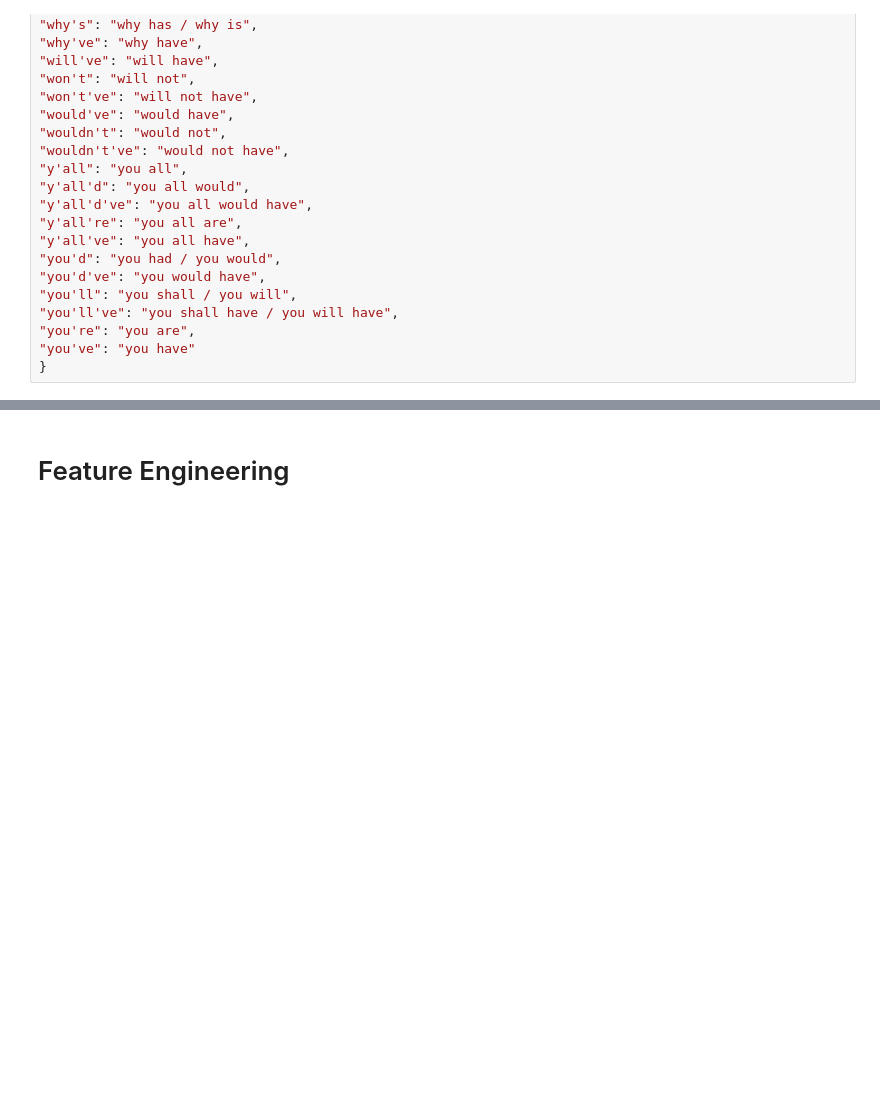
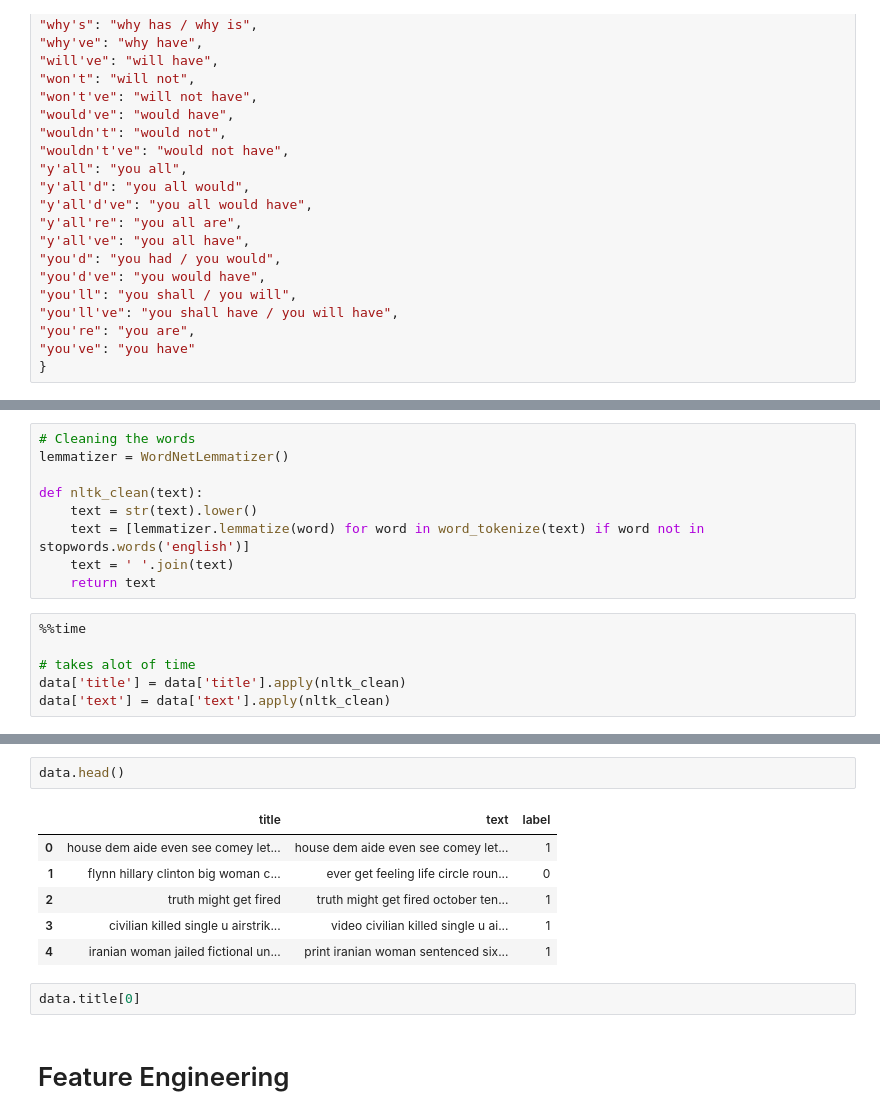
Before and after one commit to tikendraw/fake_news_classifier, a Jupyter notebook: fake_news_classifier.ipynb, the cells around one changed output, grey strips where cells are left out. Saved outputs shown, nothing was run; the diff lists cells and outputs as text; blank space fills up the shorter version.

```diff
--- a/fake_news_classifier.ipynb
+++ b/fake_news_classifier.ipynb
@@ -426,0 +377,15 @@ data
+# %%
+# Cleaning the words
+lemmatizer = WordNetLemmatizer()
+
+def nltk_clean(text):
+    text = str(text).lower()
+    text = [lemmatizer.lemmatize(word) for word in word_tokenize(text) if word not in stopwords.words('english')]
+    text = ' '.join(text)
+    return text
+# %%
+%%time
+
+# takes alot of time
+data['title'] = data['title'].apply(nltk_clean)
+data['text'] = data['text'].apply(nltk_clean)
@@ -427,3 +395,14 @@ data
+# %%
+data.head()
+# %% [output]
+|  | title | text | label |
+| 0 | house dem aide even see comey let... | house dem aide even see comey let... | 1 |
+| 1 | flynn hillary clinton big woman c... | ever get feeling life circle roun... | 0 |
+| 2 | truth might get fired | truth might get fired october ten... | 1 |
+| 3 | civilian killed single u airstrik... | video civilian killed single u ai... | 1 |
+| 4 | iranian woman jailed fictional un... | print iranian woman sentenced six... | 1 |
+# %%
+data.title[0]
 # %% [markdown]
 # Feature Engineering
 # %%
```
Also changed, not shown: parts of 70 cells of this notebook.
